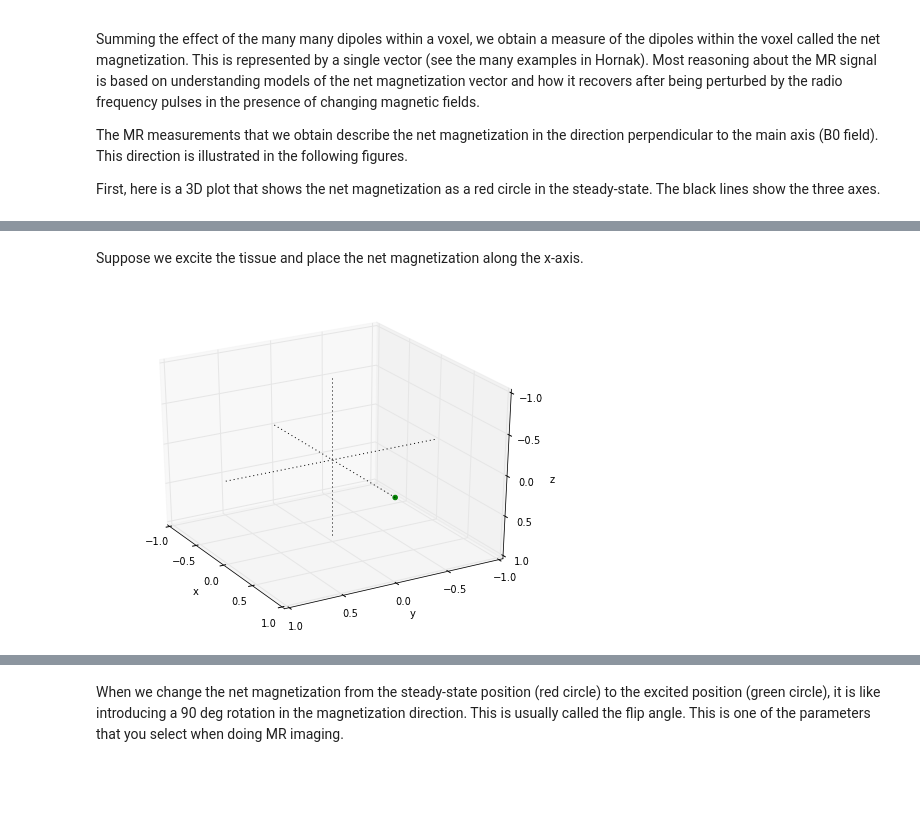
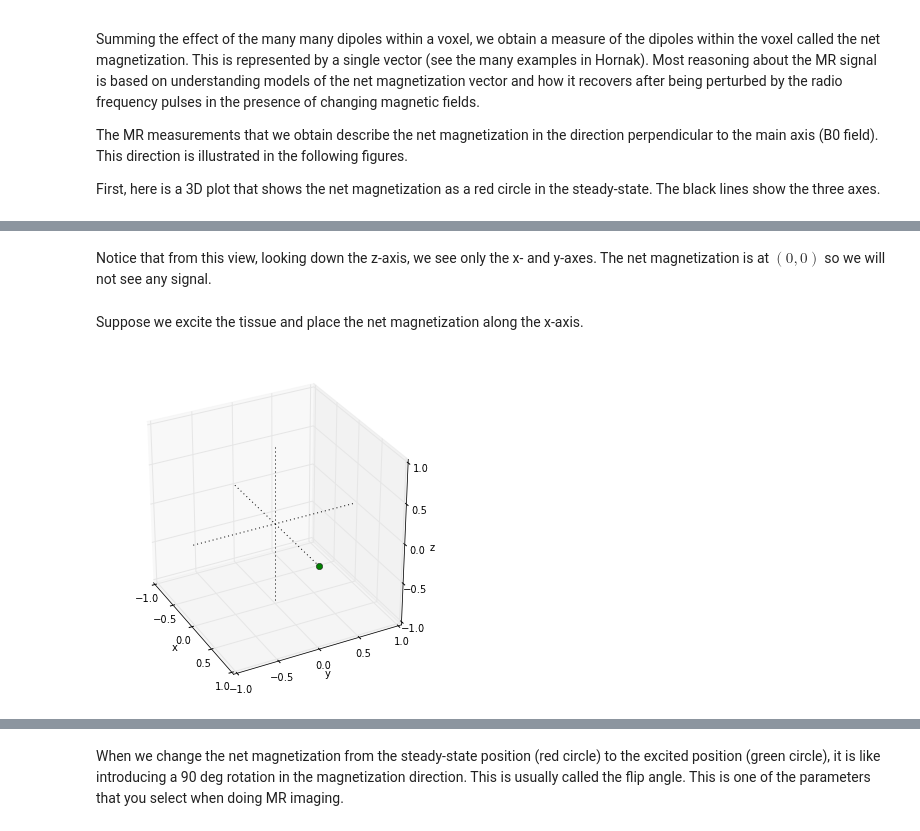
Before and after one commit to mwaskom/Psych204A, a Jupyter notebook: mrTutMR.ipynb, the cells around one changed output, grey strips where cells are left out. Saved outputs shown, nothing was run; the diff lists cells and outputs as text; code cells hidden in the pictures; blank space fills up the shorter version.

```diff
--- a/mrTutMR.ipynb
+++ b/mrTutMR.ipynb
@@ -206,9 +213,14 @@ initial situation, the point is at ``(0, 0)`` in the ``(x, y)`` plane.
+# %% [markdown]
+Notice that from this view, looking down the z-axis, we see only the x-
+and y-axes.  The net magnetization is at $(0,0)$ so we will not see any
+signal.
 # %% [markdown]
 Suppose we excite the tissue and place the net magnetization along the x-axis.
 # %%
-ax = subplot(111, projection='3d')
-ax.scatter(1, 0, 0, color="g")
+f = figure()
+ax = f.add_subplot(111, projection='3d', aspect="equal")
+ax.plot([1], [0], [0], "go")
 axisplot(ax)
-ax.view_init(az0, el0)
+ax.view_init(el0, az0)
 # %% [output]
-[figure, old version]
+[figure, new version]
```
Also changed, not shown: parts of 16 cells of this notebook.
